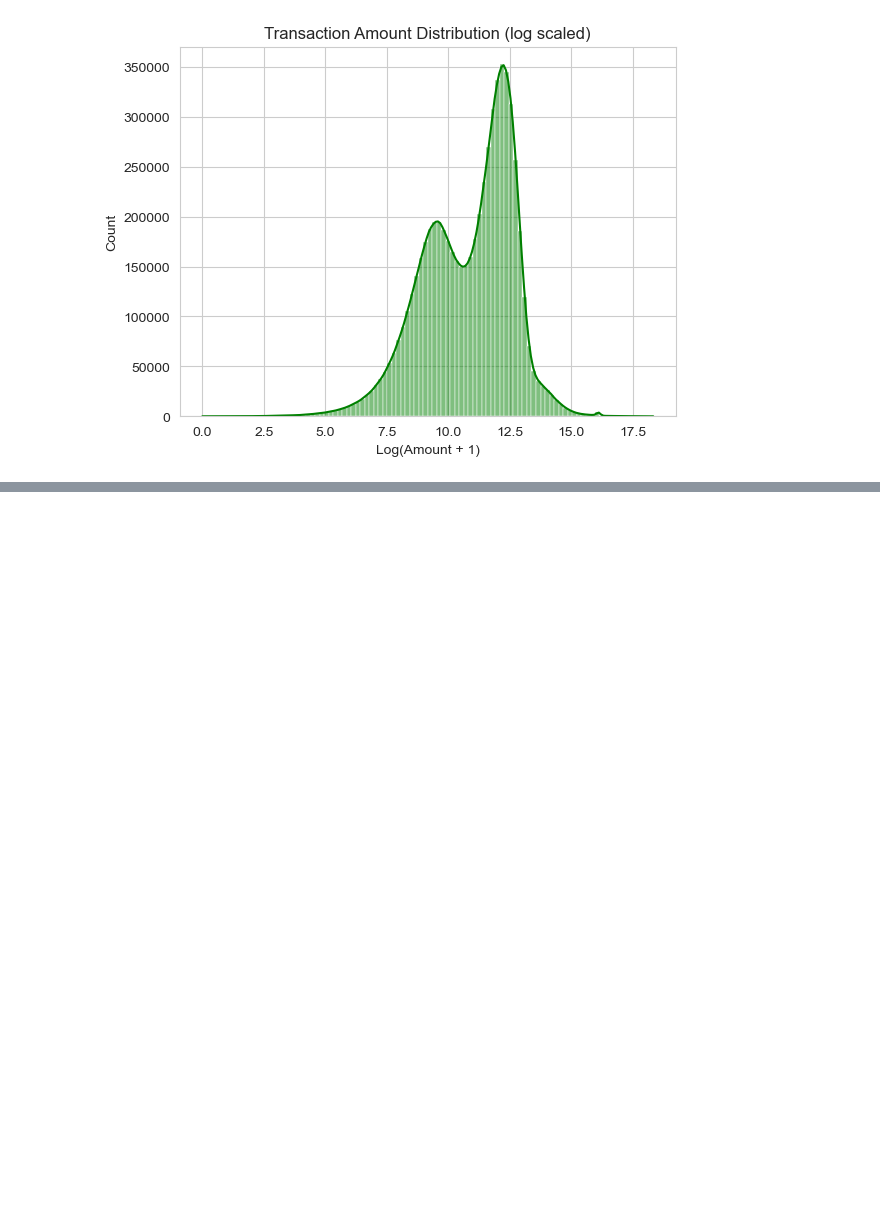
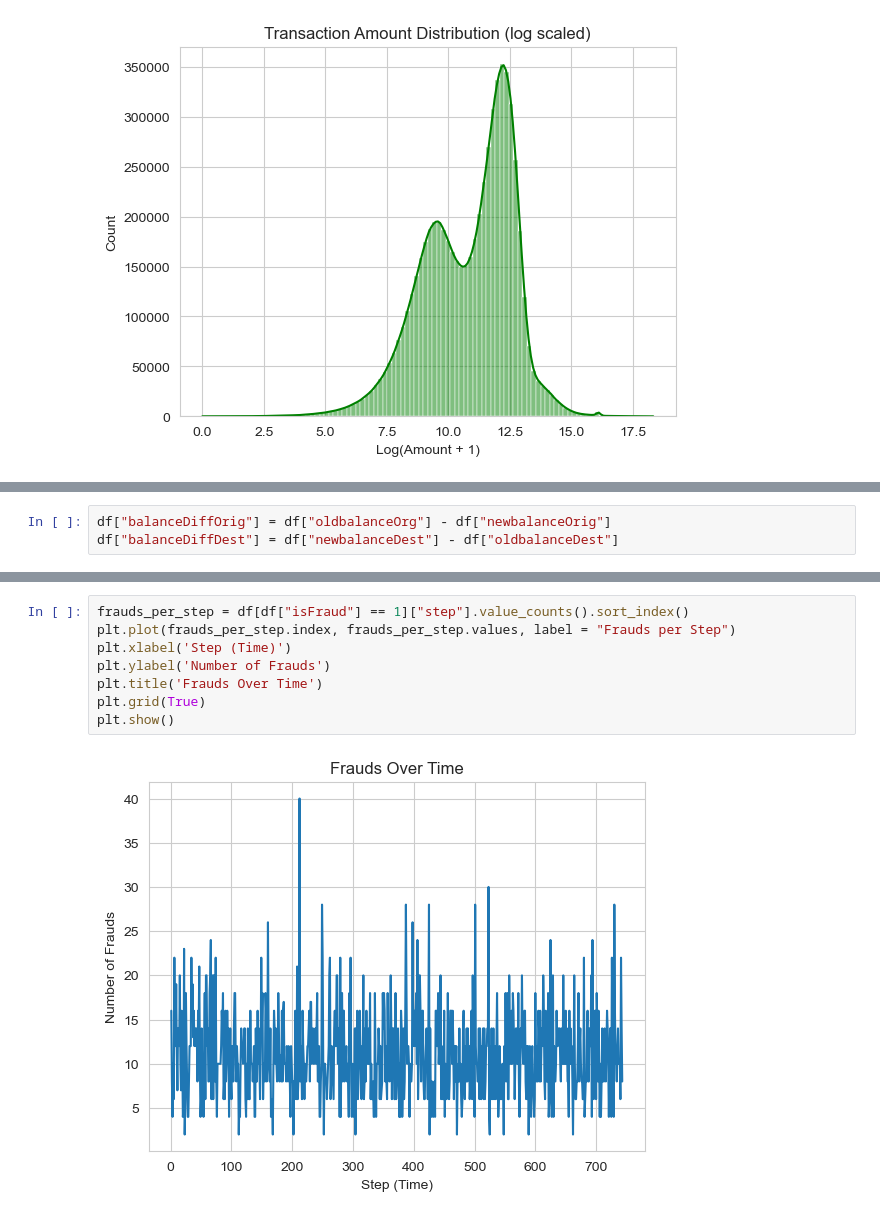
Before and after one commit to imakhxl/Financial-Fraud-Predicition-System, a Jupyter notebook: fraud.ipynb, the cells around one changed output, grey strips where cells are left out. Saved outputs shown, nothing was run; the diff lists cells and outputs as text; blank space fills up the shorter version.

```diff
--- a/fraud.ipynb
+++ b/fraud.ipynb
@@ -124,0 +135,3 @@ SyntaxError: invalid syntax (1118962691.py, line 1)
+# %%
+df["balanceDiffOrig"] = df["oldbalanceOrg"] - df["newbalanceOrig"]
+df["balanceDiffDest"] = df["newbalanceDest"] - df["oldbalanceDest"]
@@ -124,0 +153,10 @@ SyntaxError: invalid syntax (1118962691.py, line 1)
+# %%
+frauds_per_step = df[df["isFraud"] == 1]["step"].value_counts().sort_index()
+plt.plot(frauds_per_step.index, frauds_per_step.values, label = "Frauds per Step")
+plt.xlabel('Step (Time)')
+plt.ylabel('Number of Frauds')
+plt.title('Frauds Over Time')
+plt.grid(True)
+plt.show()
+# %% [output]
+[figure, added]
```
Also changed, not shown: parts of 23 cells of this notebook.
